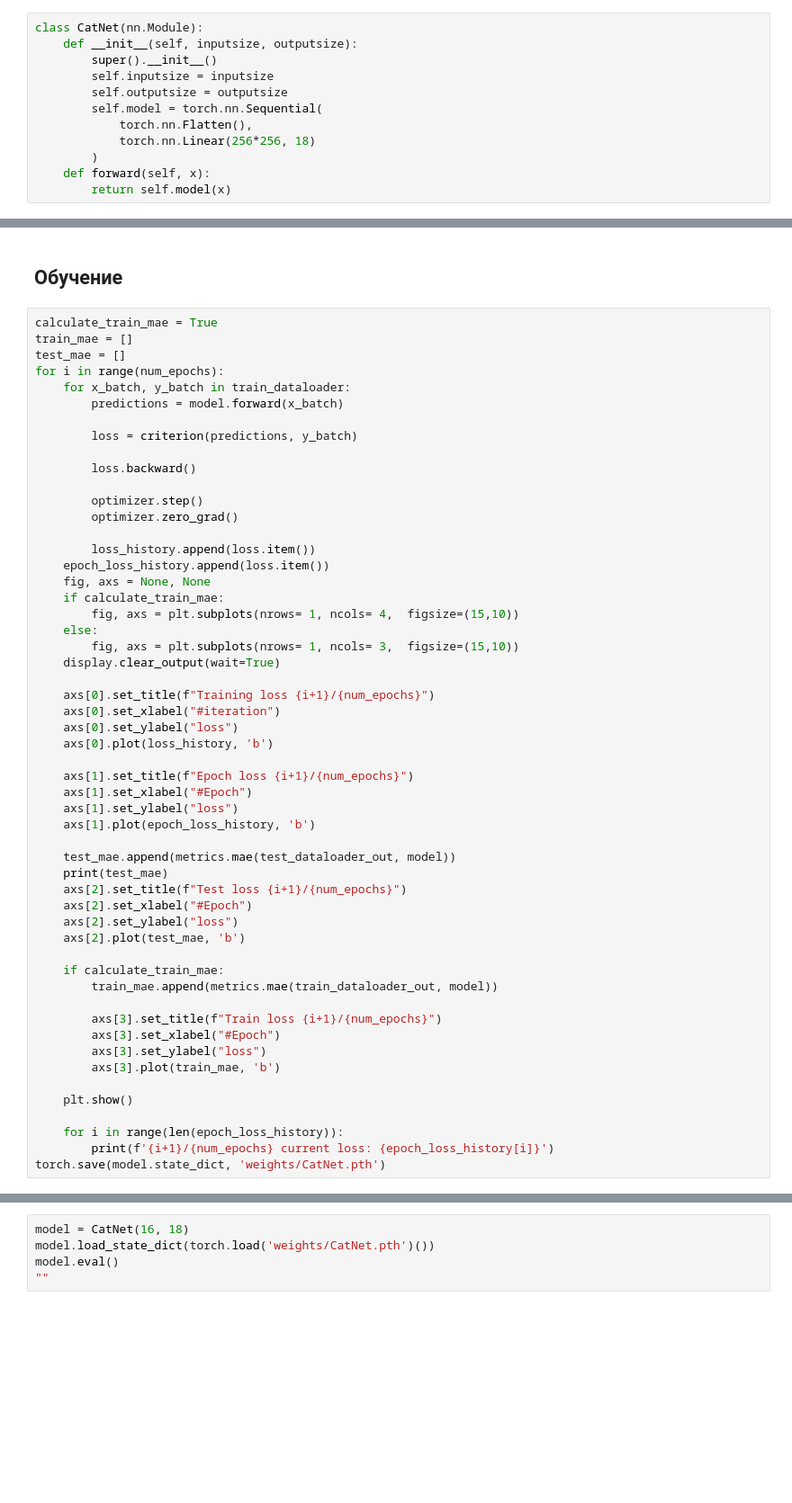
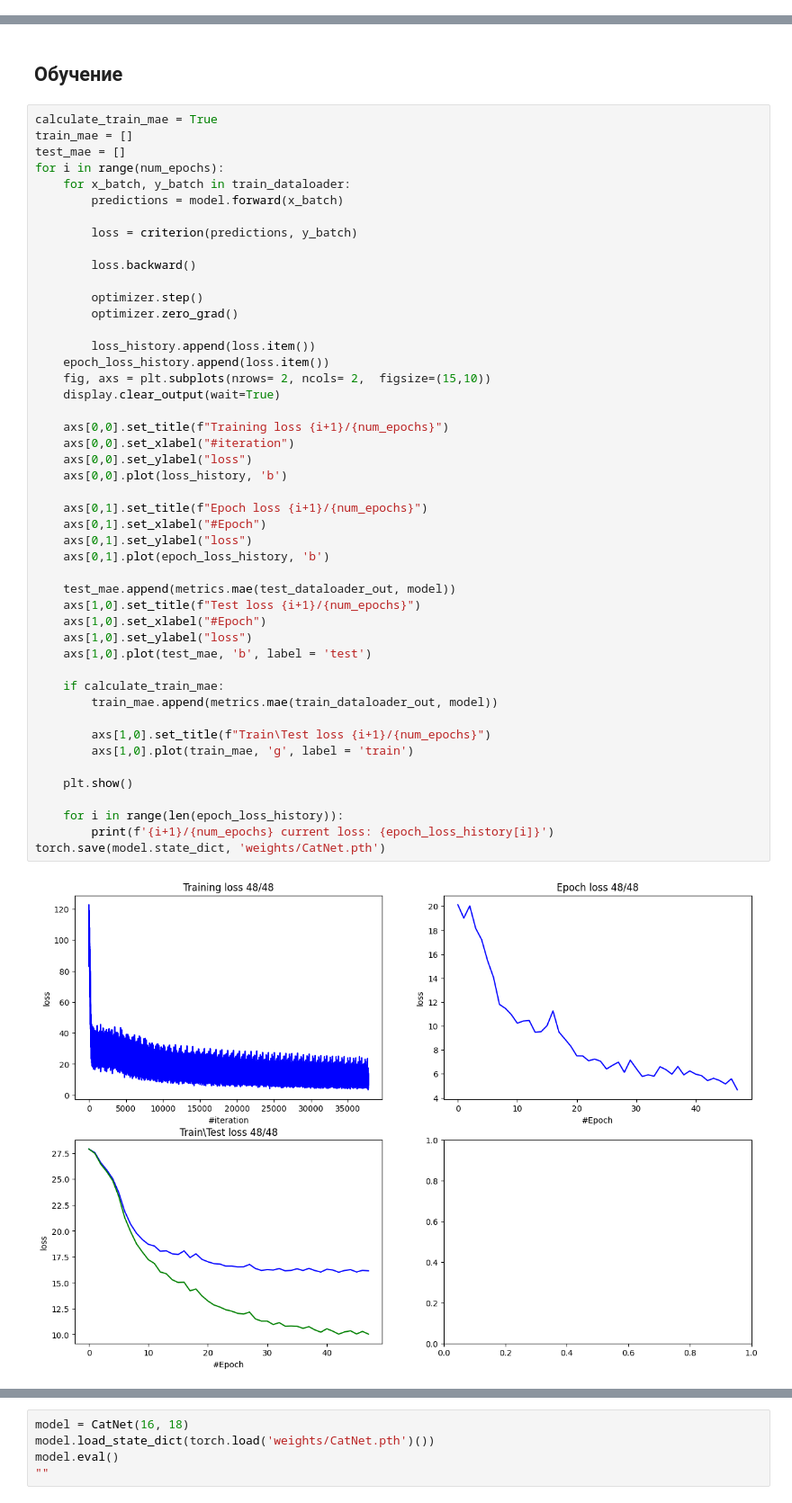
Before and after one commit to firefiruses/CatKaggle, a Jupyter notebook: main.ipynb, the cells around one changed output, grey strips where cells are left out. Shown at 90% size. Drawn from its saved outputs; the diff is of its cells as text; blank space fills up the shorter version.

```diff
--- a/main.ipynb
+++ b/main.ipynb
@@ -26,15 +24,3 @@ test_dataloader = torch.utils.data.DataLoader(test_dataset, batch_size=8, shuffl
 test_dataloader_1 = torch.utils.data.DataLoader(test_dataset)
 test_dataloader_out = torch.utils.data.DataLoader(test_dataset, batch_size= len(test_dataset))
 result_dataloader_1 = torch.utils.data.DataLoader(result_dataset)
-# %%
-class CatNet(nn.Module):
-    def __init__(self, inputsize, outputsize):
-        super().__init__()
-        self.inputsize = inputsize
-        self.outputsize = outputsize
-        self.model = torch.nn.Sequential(
-            torch.nn.Flatten(),
-            torch.nn.Linear(256*256, 18)
-        )
-    def forward(self, x):
-        return self.model(x)
@@ -55,52 +78,46 @@ train_mae = []
 test_mae = []
 for i in range(num_epochs):
     for x_batch, y_batch in train_dataloader:
         predictions = model.forward(x_batch)
 
         loss = criterion(predictions, y_batch)
 
         loss.backward()
 
         optimizer.step()
         optimizer.zero_grad()
 
         loss_history.append(loss.item())
     epoch_loss_history.append(loss.item())
-    fig, axs = None, None
-    if calculate_train_mae:
-        fig, axs = plt.subplots(nrows= 1, ncols= 4,  figsize=(15,10))
-    else:
-        fig, axs = plt.subplots(nrows= 1, ncols= 3,  figsize=(15,10))
+    fig, axs = plt.subplots(nrows= 2, ncols= 2,  figsize=(15,10))
     display.clear_output(wait=True)
 
-    axs[0].set_title(f"Training loss {i+1}/{num_epochs}")
-    axs[0].set_xlabel("#iteration")
-    axs[0].set_ylabel("loss")
-    axs[0].plot(loss_history, 'b')
+    axs[0,0].set_title(f"Training loss {i+1}/{num_epochs}")
+    axs[0,0].set_xlabel("#iteration")
+    axs[0,0].set_ylabel("loss")
+    axs[0,0].plot(loss_history, 'b')
 
-    axs[1].set_title(f"Epoch loss {i+1}/{num_epochs}")
-    axs[1].set_xlabel("#Epoch")
-    axs[1].set_ylabel("loss")
-    axs[1].plot(epoch_loss_history, 'b')
+    axs[0,1].set_title(f"Epoch loss {i+1}/{num_epochs}")
+    axs[0,1].set_xlabel("#Epoch")
+    axs[0,1].set_ylabel("loss")
+    axs[0,1].plot(epoch_loss_history, 'b')
 
     test_mae.append(metrics.mae(test_dataloader_out, model))
-    print(test_mae)
-    axs[2].set_title(f"Test loss {i+1}/{num_epochs}")
-    axs[2].set_xlabel("#Epoch")
-    axs[2].set_ylabel("loss")
-    axs[2].plot(test_mae, 'b')
+    axs[1,0].set_title(f"Test loss {i+1}/{num_epochs}")
+    axs[1,0].set_xlabel("#Epoch")
+    axs[1,0].set_ylabel("loss")
+    axs[1,0].plot(test_mae, 'b', label = 'test')
 
     if calculate_train_mae:
         train_mae.append(metrics.mae(train_dataloader_out, model))
 
-        axs[3].set_title(f"Train loss {i+1}/{num_epochs}")
-        axs[3].set_xlabel("#Epoch")
-        axs[3].set_ylabel("loss")
-        axs[3].plot(train_mae, 'b')
+        axs[1,0].set_title(f"Train\Test loss {i+1}/{num_epochs}")
+        axs[1,0].plot(train_mae, 'g', label = 'train')
 
     plt.show()
 
     for i in range(len(epoch_loss_history)):
         print(f'{i+1}/{num_epochs} current loss: {epoch_loss_history[i]}')
 torch.save(model.state_dict, 'weights/CatNet.pth')
 # %% [output]
+[figure, new version]
```
Also changed, not shown: parts of 8 cells of this notebook, 2 other files.
